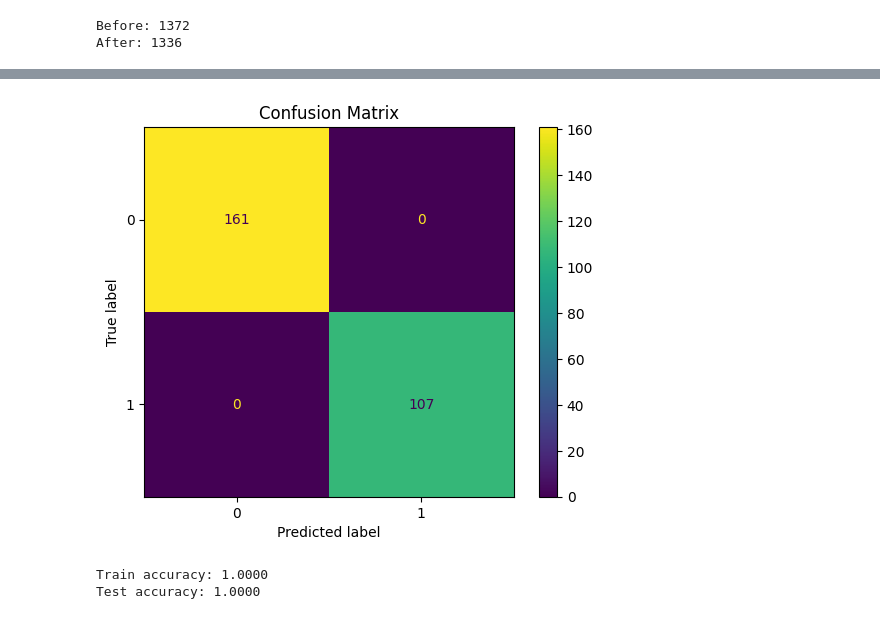
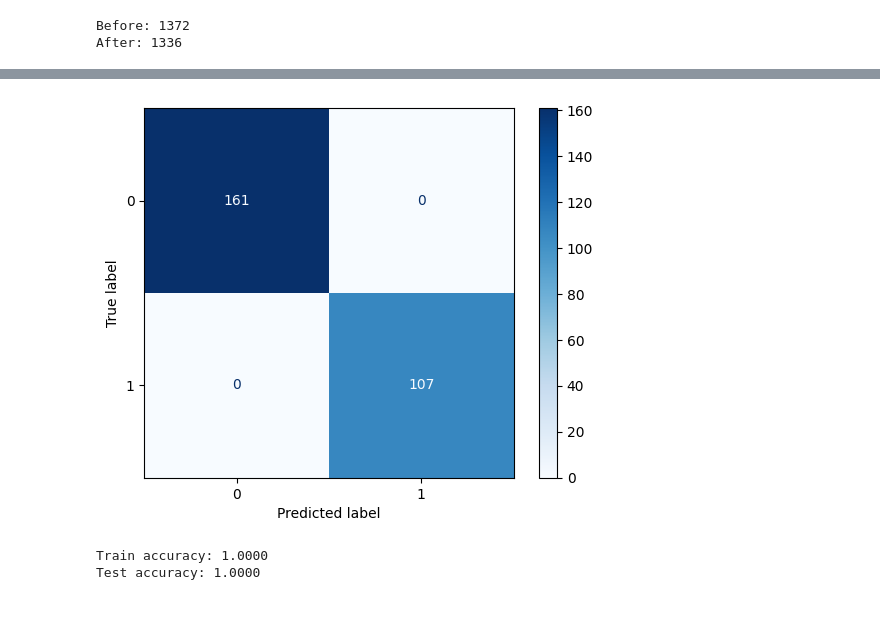
Before and after one commit to BraveVahid/machine_learning, a Jupyter notebook: k_nearest_neighbors.ipynb, the cells around one changed output, grey strips where cells are left out. Cells and saved outputs as stored; diff of their text form; code cells hidden in the pictures.

```diff
--- a/k_nearest_neighbors.ipynb
+++ b/k_nearest_neighbors.ipynb
@@ -83,14 +81,15 @@ param_grid = {
     'metric': ['minkowski', 'euclidean']
 }
 
-grid = GridSearchCV(knn, param_grid, cv=5, scoring="accuracy")
+grid = GridSearchCV(
+    KNeighborsClassifier(),
+    param_grid,
+    cv=5,
+    scoring="accuracy"
+    )
+
 grid.fit(x_train, y_train)
 
 print("Best parameters:", grid.best_params_)
-
-best_model = grid.best_estimator_
-y_pred = best_model.predict(x_test)
-
-print(classification_report(y_test, y_pred))
 # %% [output]
 Best parameters: {'metric': 'minkowski', 'n_neighbors': 14, 'weights': 'distance'}
@@ -104,0 +96,8 @@ weighted avg       1.00      1.00      1.00       268
+# %%
+model = KNeighborsClassifier(**grid.best_params_)
+model.fit(x_train, y_train)
+
+y_pred = model.predict(x_test)
+
+print(accuracy_score(y_test, y_pred))
+print(classification_report(y_test, y_pred))
@@ -105,7 +114,8 @@ weighted avg       1.00      1.00      1.00       268
 # %%
-ConfusionMatrixDisplay.from_estimator(best_model, x_test, y_test)
-plt.title('Confusion Matrix')
+cm = confusion_matrix(y_test, y_pred)
+disp = ConfusionMatrixDisplay(confusion_matrix=cm)
+disp.plot(cmap="Blues")
 plt.show()
 # %% [output]
-[figure, old version]
+[figure, new version]
 # %%
```
Also changed, not shown: parts of 5 cells of this notebook.
